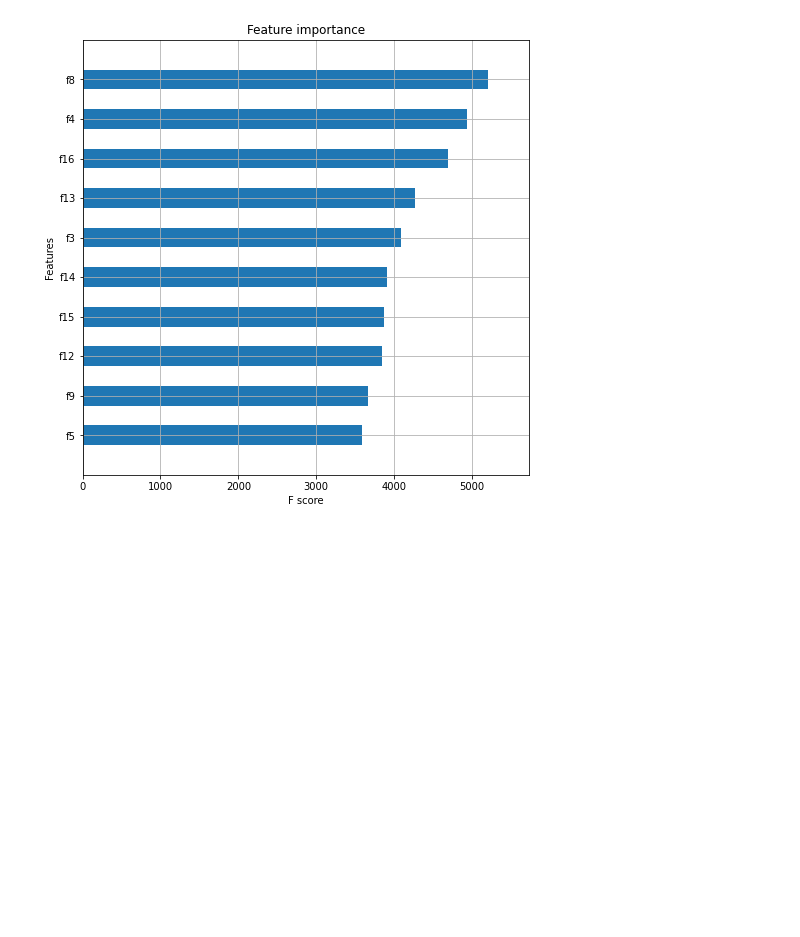
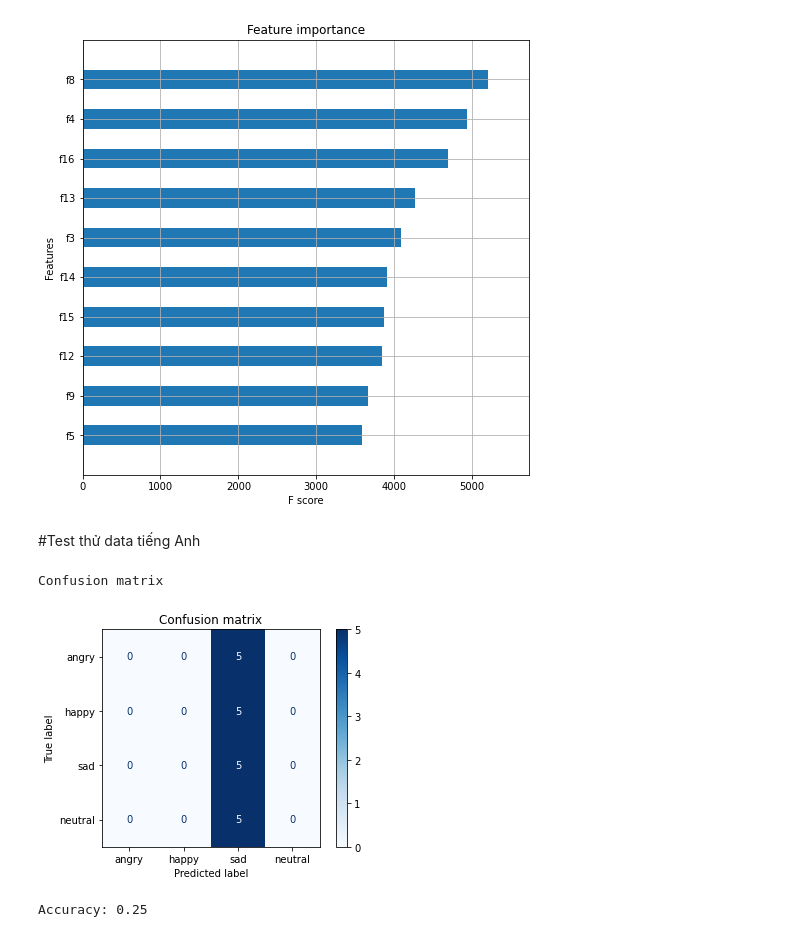
Before and after one commit to lephuocdat2000/DeepLearning-and-Application, a Jupyter notebook: SER.ipynb, the cells around one changed output. Drawn from its saved outputs; the diff is of its cells as text; code cells hidden in the pictures; blank space fills up the shorter version.

```diff
--- a/SER.ipynb
+++ b/SER.ipynb
@@ -304,3 +307,43 @@ fig = ax.figure
 fig.set_size_inches(8, 8)
 # %% [output]
 [figure]
+# %% [markdown]
+#Test thử data tiếng Anh
+# %%
+eng_data_path = '/content/drive/MyDrive/Nhận dạng/englishwav'
+eng_filenames=os.listdir(eng_data_path)
+eng_labels = []
+eng_audio_vectors = []
+for filename in eng_filenames:
+   eng_labels.append(int(filename.split("_")[0]))
+   file_path = os.path.join(eng_data_path,name)
+   y,sr = librosa.load(file_path, sr=44100)
+   eng_audio_vectors.append(y)
+
+eng_labels = np.array(eng_labels)
+# %%
+eng_audio_feature = extract_audio_features(eng_audio_vectors)
+# %%
+import xgboost as xgb
+
+xgb_classifier = xgb.XGBClassifier(max_depth=7, learning_rate=0.008, objective='multi:softprob',
+                                   n_estimators=1200, sub_sample=0.8, num_class=len(emotion_labels),
+                                   booster='gbtree', n_jobs=4)
+xgb_classifier.fit(x_train_audio, y_train)
+
+# Predict
+y_pred = xgb_classifier.predict(eng_audio_feature)
+title = "Confusion matrix"
+disp = plot_confusion_matrix(xgb_classifier, np.array(eng_audio_feature),eng_labels,
+                             display_labels=emotion_labels,
+                             cmap=plt.cm.Blues,
+                             normalize=None)
+disp.ax_.set_title(title)
+print(title)
+plt.show()
+
+print('Accuracy:',accuracy_score(eng_labels, y_pred))
+# %% [output]
+Confusion matrix
+[figure, added]
+Accuracy: 0.25
```
Also changed, not shown: parts of 4 cells of this notebook.
